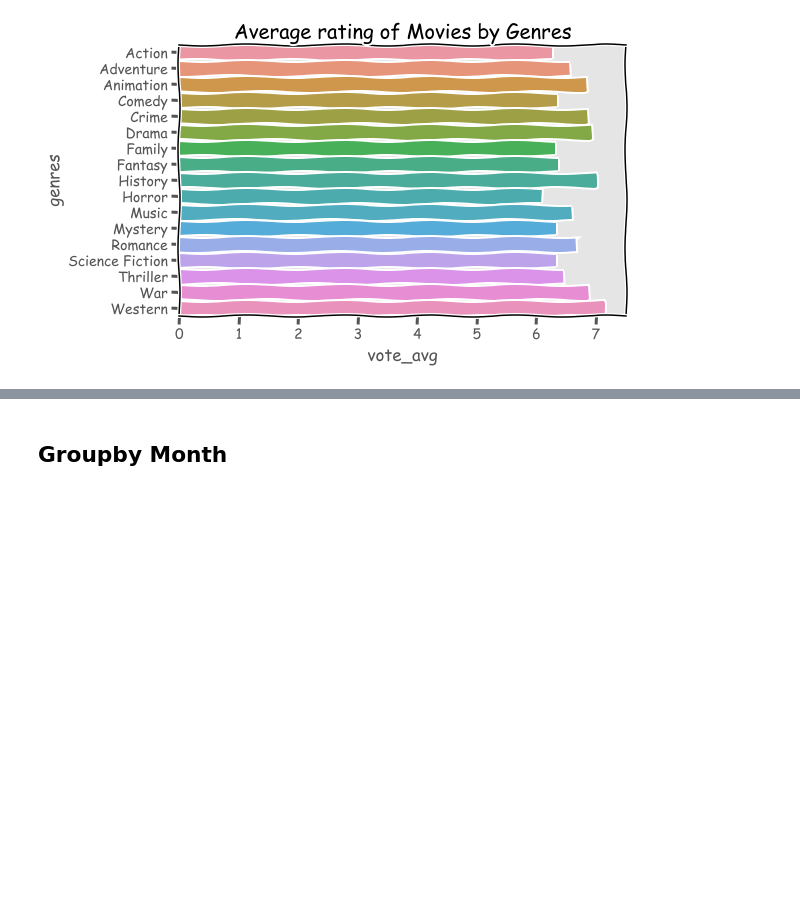
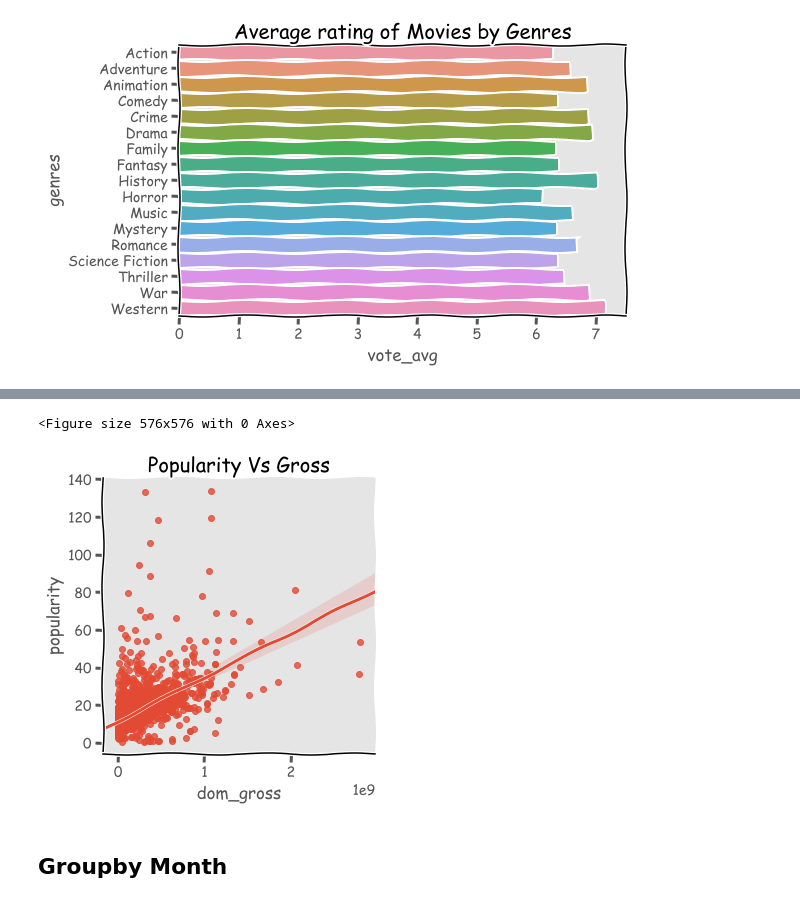
Before and after one commit to ljaden/Movie-Data-Analysis, a Jupyter notebook: Project.ipynb, the cells around one changed output, grey strips where cells are left out. Cells and saved outputs as stored; diff of their text form; code cells hidden in the pictures; blank space fills up the shorter version.

```diff
--- a/Project.ipynb
+++ b/Project.ipynb
@@ -451,3 +462,10 @@ plt.title('Popularity Vs Gross');
+# %%
+fig = plt.figure(figsize=(8,8))
+sns.lmplot('dom_gross','popularity',df1)
+plt.title('Popularity Vs Gross');
+# %% [output]
+<Figure size 576x576 with 0 Axes>
+[figure, added]
 # %% [markdown]
 ## Groupby Month
 # %%
```
Also changed, not shown: parts of 7 cells of this notebook, 1 other file.
